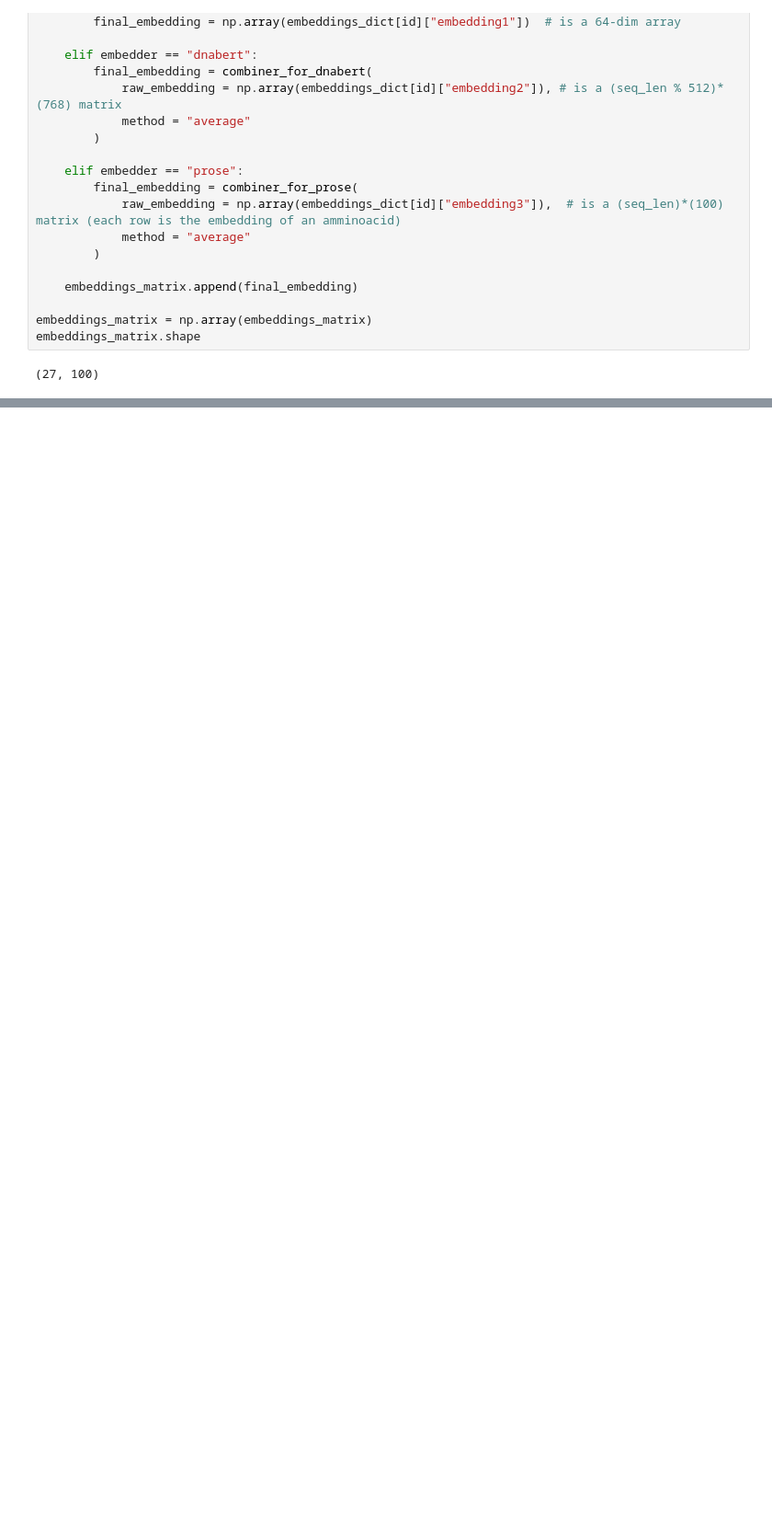
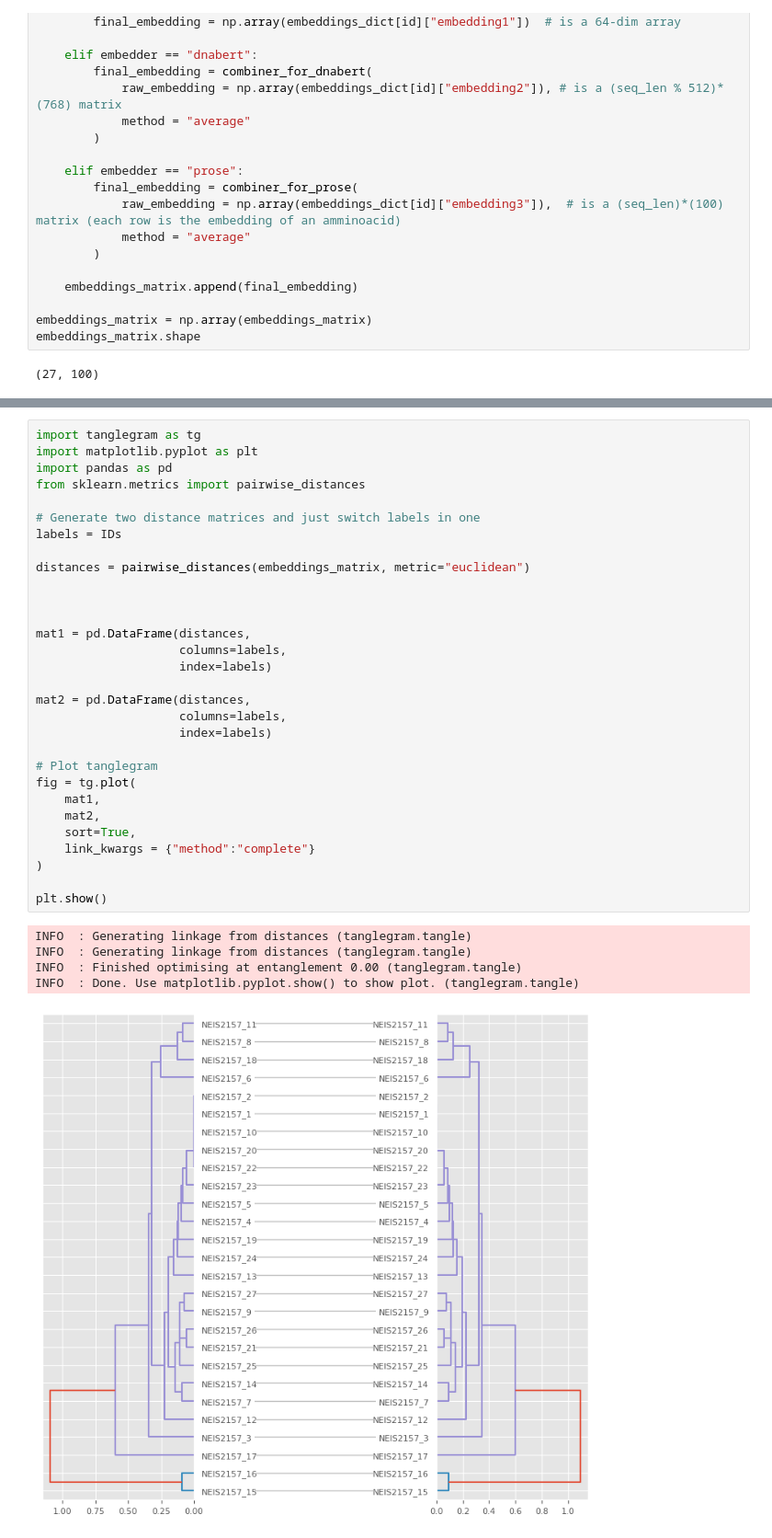
Before and after one commit to matteotolloso/BioEmbedding, a Jupyter notebook: hierarchical.ipynb, the cells around one changed output, grey strips where cells are left out. Shown at 92% size. Saved outputs shown, nothing was run; the diff lists cells and outputs as text; blank space fills up the shorter version.

Commit message:
tanglegram

```diff
--- a/hierarchical.ipynb
+++ b/hierarchical.ipynb
@@ -84,0 +86,36 @@ aln = AlignIO.read("dataset/NEIS2157_aligned.aln", "clustal")
+# %%
+import tanglegram as tg
+import matplotlib.pyplot as plt
+import pandas as pd
+from sklearn.metrics import pairwise_distances
+
+# Generate two distance matrices and just switch labels in one
+labels = IDs
+
+distances = pairwise_distances(embeddings_matrix, metric="euclidean")
+
+
+
+mat1 = pd.DataFrame(distances,
+                    columns=labels,
+                    index=labels)
+
+mat2 = pd.DataFrame(distances,
+                    columns=labels,
+                    index=labels)
+
+# Plot tanglegram
+fig = tg.plot(
+    mat1,
+    mat2,
+    sort=True,
+    link_kwargs = {"method":"complete"}
+)
+
+plt.show()
+# %% [output]
+INFO  : Generating linkage from distances (tanglegram.tangle)
+INFO  : Generating linkage from distances (tanglegram.tangle)
+INFO  : Finished optimising at entanglement 0.00 (tanglegram.tangle)
+INFO  : Done. Use matplotlib.pyplot.show() to show plot. (tanglegram.tangle)
+[figure, added]
```
Also changed, not shown: parts of 3 cells of this notebook.
